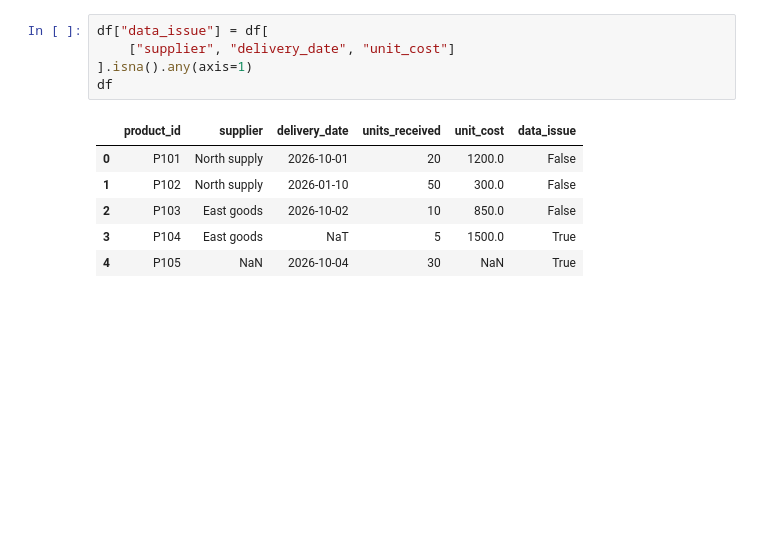
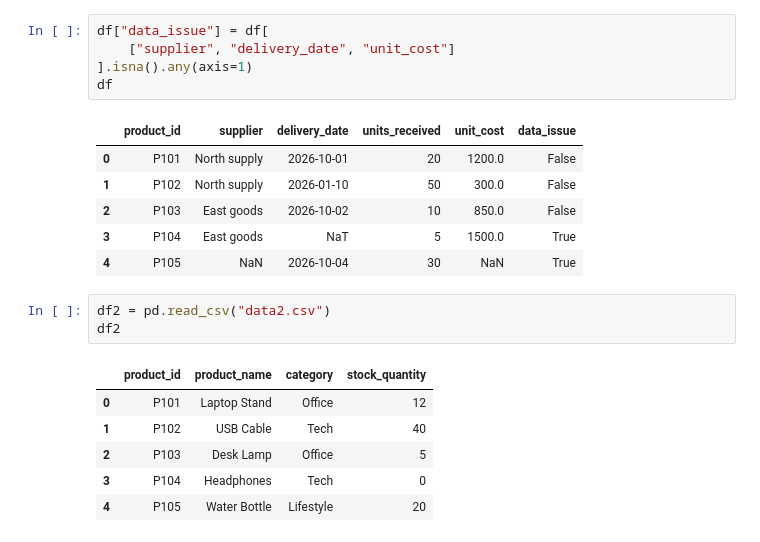
Before and after one commit to shota98501/workspace, a Jupyter notebook: Practice/Weekly/VII/clean_data.ipynb, the cells around one changed output. Cells and saved outputs as stored; diff of their text form; blank space fills up the shorter version.

```diff
--- a/Practice/Weekly/VII/clean_data.ipynb
+++ b/Practice/Weekly/VII/clean_data.ipynb
@@ -66,3 +66,13 @@ df
 | 2 | P103 | East goods | 2026-10-02 | 10 | 850.0 | False |
 | 3 | P104 | East goods | NaT | 5 | 1500.0 | True |
 | 4 | P105 | NaN | 2026-10-04 | 30 | NaN | True |
+# %%
+df2 = pd.read_csv("data2.csv")
+df2
+# %% [output]
+|  | product_id | product_name | category | stock_quantity |
+| 0 | P101 | Laptop Stand | Office | 12 |
+| 1 | P102 | USB Cable | Tech | 40 |
+| 2 | P103 | Desk Lamp | Office | 5 |
+| 3 | P104 | Headphones | Tech | 0 |
+| 4 | P105 | Water Bottle | Lifestyle | 20 |
```
Also changed, not shown: parts of 3 cells of this notebook, 3 other files.
